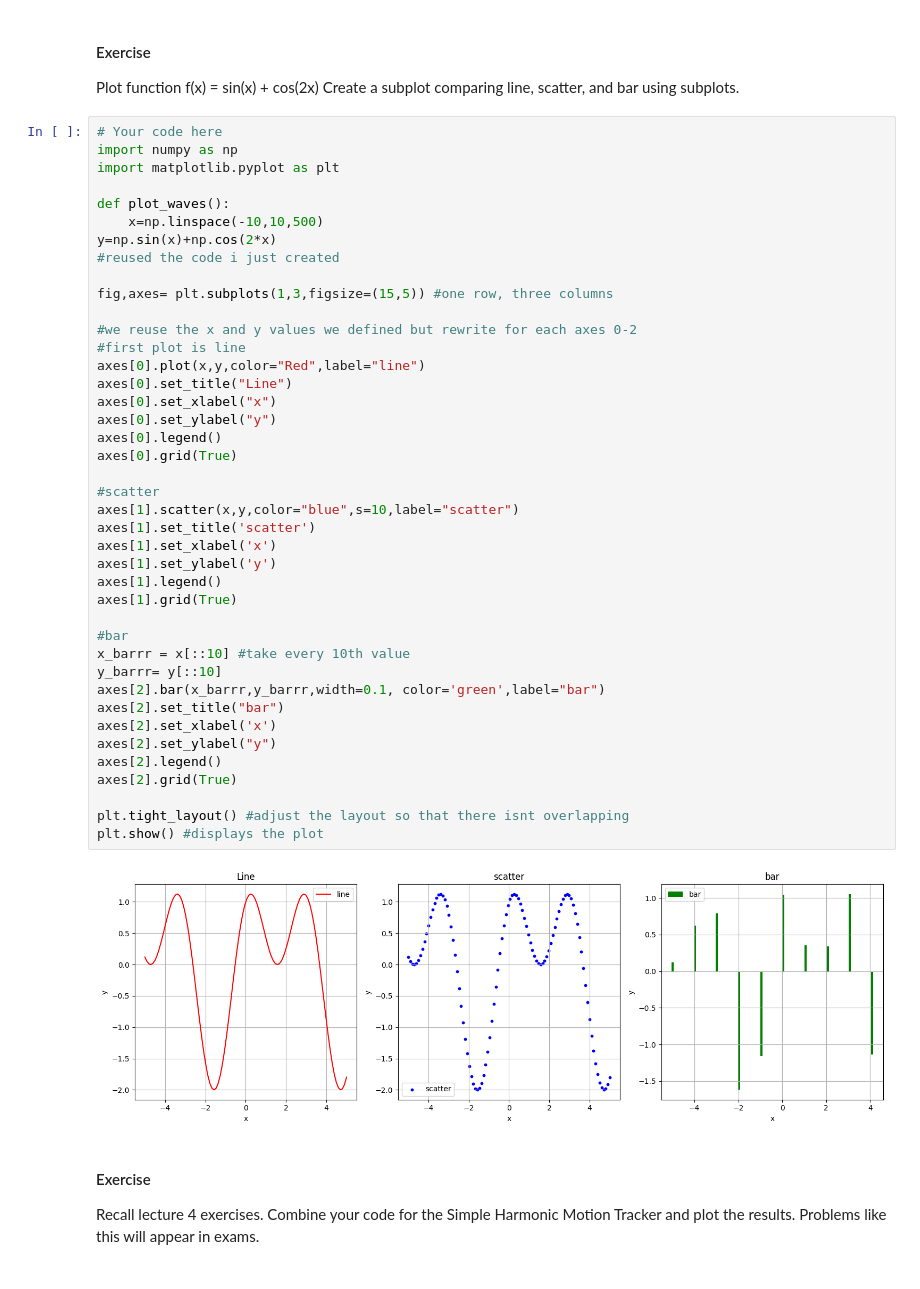
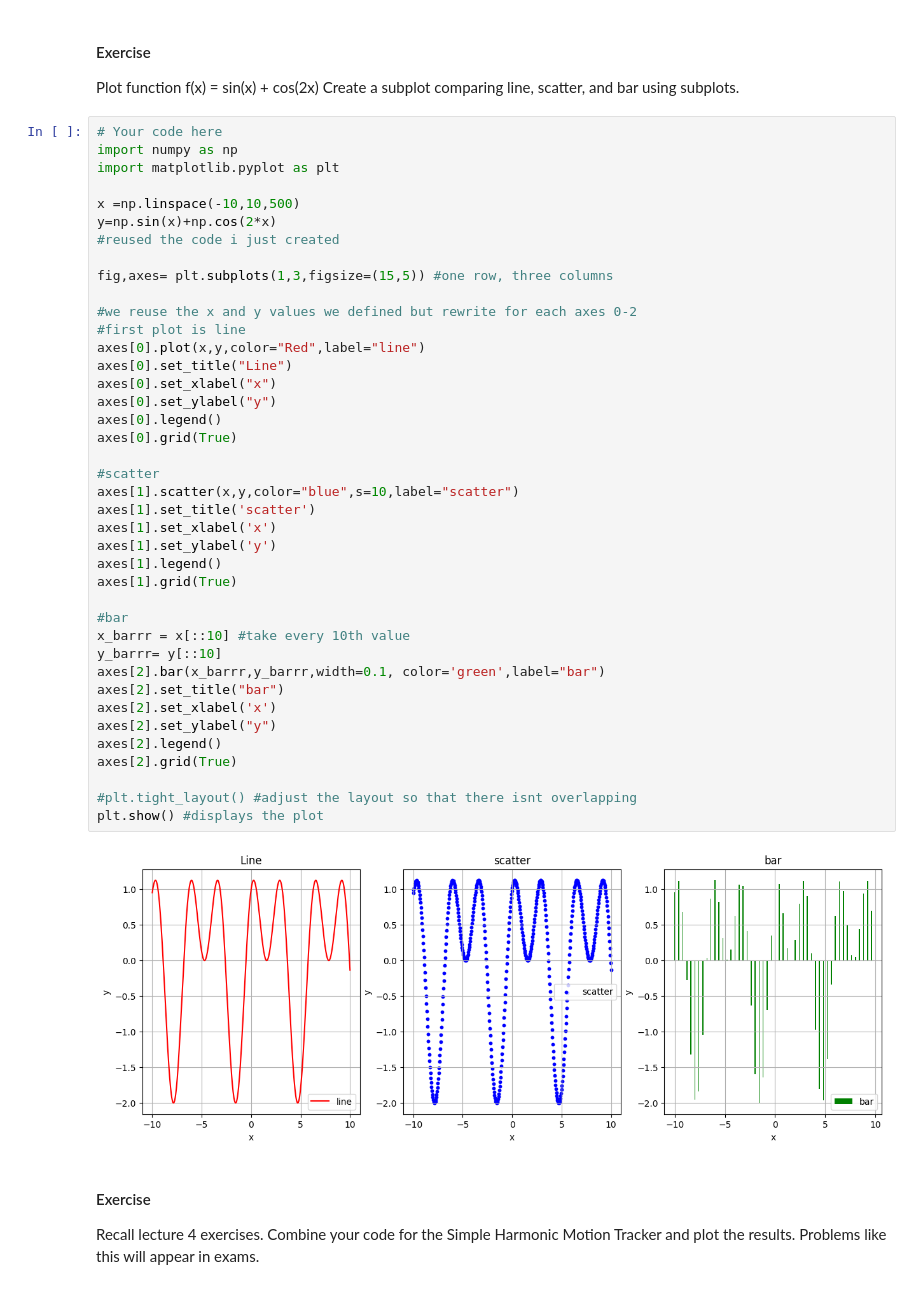
Before and after one commit to sshashkina/Engineering-Methods, a Jupyter notebook: Lecture 6_python_plotting.ipynb, the cells around one changed output. Drawn from its saved outputs; the diff is of its cells as text.

```diff
--- a/Lecture 6_python_plotting.ipynb
+++ b/Lecture 6_python_plotting.ipynb
@@ -360,8 +361,7 @@ Create a subplot comparing line, scatter, and bar using subplots.
 import numpy as np
 import matplotlib.pyplot as plt
 
-def plot_waves():
-    x=np.linspace(-10,10,500)
+x =np.linspace(-10,10,500)
 y=np.sin(x)+np.cos(2*x)
 #reused the code i just created
 
@@ -369,35 +369,35 @@ fig,axes= plt.subplots(1,3,figsize=(15,5)) #one row, three columns
 
 #we reuse the x and y values we defined but rewrite for each axes 0-2
 #first plot is line
 axes[0].plot(x,y,color="Red",label="line")
 axes[0].set_title("Line")
 axes[0].set_xlabel("x")
 axes[0].set_ylabel("y")
 axes[0].legend()
 axes[0].grid(True)
 
 #scatter
 axes[1].scatter(x,y,color="blue",s=10,label="scatter")
 axes[1].set_title('scatter')
 axes[1].set_xlabel('x')
 axes[1].set_ylabel('y')
 axes[1].legend()
 axes[1].grid(True)
 
 #bar
 x_barrr = x[::10] #take every 10th value
 y_barrr= y[::10]
 axes[2].bar(x_barrr,y_barrr,width=0.1, color='green',label="bar")
 axes[2].set_title("bar")
 axes[2].set_xlabel('x')
 axes[2].set_ylabel("y")
 axes[2].legend()
 axes[2].grid(True)
 
-plt.tight_layout() #adjust the layout so that there isnt overlapping
+#plt.tight_layout() #adjust the layout so that there isnt overlapping
 plt.show() #displays the plot
 # %% [output]
-[figure, old version]
+[figure, new version]
 # %% [markdown]
 #### Exercise
 Recall lecture 4 exercises. Combine your code for the Simple Harmonic Motion Tracker and plot the results.
```
Also changed, not shown: parts of 1 cell of this notebook, 2 other files.
